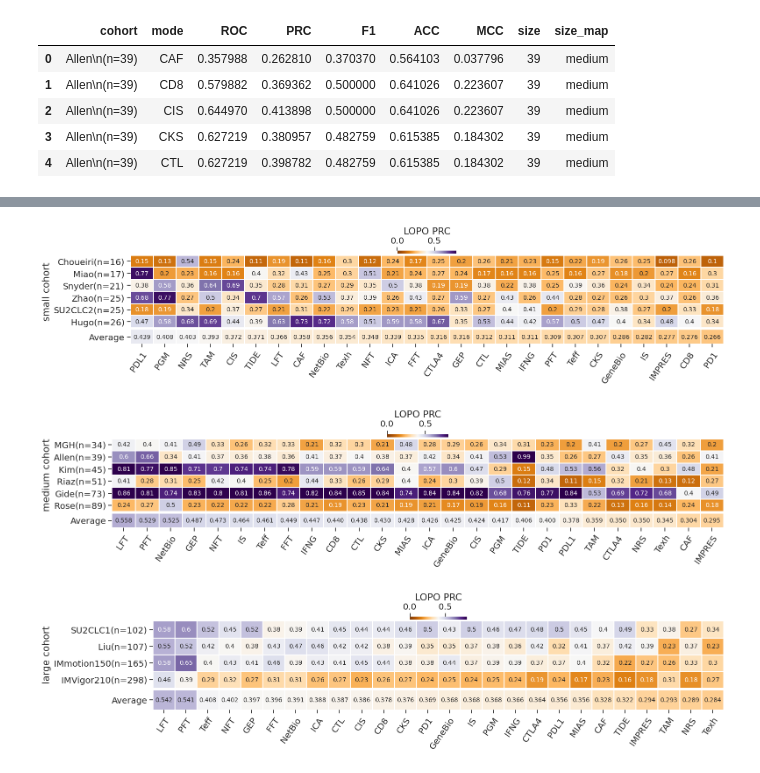
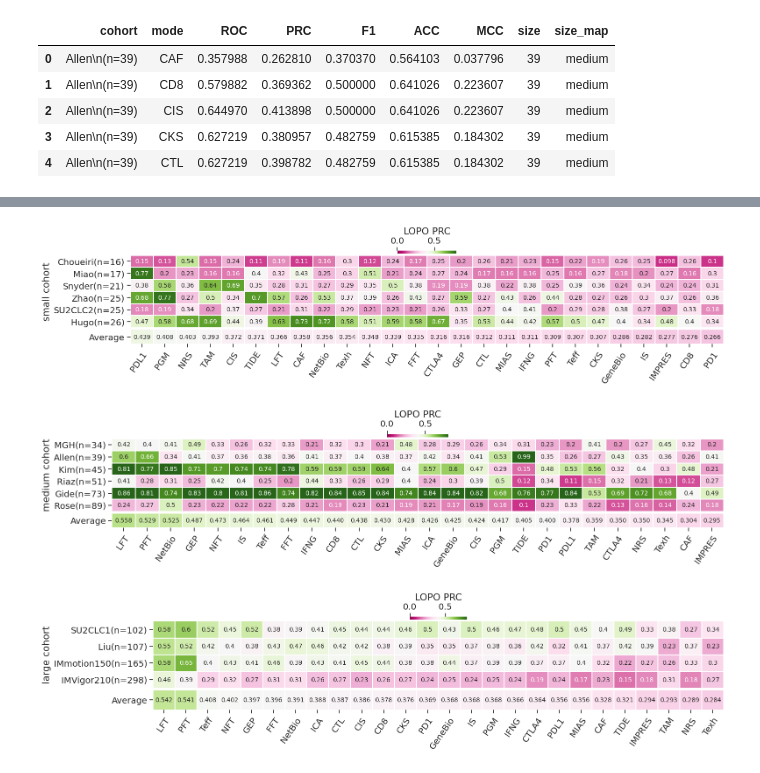
Before and after one commit to ashyamal/COMPASS, a Jupyter notebook: paper/01_model_performance/00_leave_one_patient_out/analysis_LOPO.ipynb, the cells around one changed output, grey strips where cells are left out. Drawn from its saved outputs; the diff is of its cells as text; code cells hidden in the pictures.

Commit message:
LOPO figures

```diff
--- a/paper/01_model_performance/00_leave_one_patient_out/analysis_LOPO.ipynb
+++ b/paper/01_model_performance/00_leave_one_patient_out/analysis_LOPO.ipynb
@@ -261,0 +263,39 @@ for s in ['small', 'medium', 'large']:
+# %%
+ot = '#cccccc'
+f4 = sns.palettes.color_palette('hls', 4, desat = 1).as_hex()
+
+mode_palette = { 'NFT':f4[0],'LFT':f4[1],  'PFT':f4[2], 'FFT':f4[3],
+                # 'CKS':f4[4], 'GEP':f4[5],  'MIAS':f4[6],'PDL1':f4[7],
+                # 'Teff':f4[8], 'GeneBio':f4[9],
+                'CKS':ot, 'GEP':ot,  'MIAS':ot,'PDL1':ot,
+                'Teff':ot, 'GeneBio':ot,
+                'TIDE':ot, 'TAM':ot, 'Texh':ot, 'CAF':ot, 'NRS':ot, 'CTLA4':ot, 'IMPRES':ot, 'PGM':ot,
+                'PD1':ot,  'NetBio':ot,
+                'CD8':ot, 'IS':ot, 'IFNG':ot, 'ICA':ot, 'CTL':ot, 'CIS':ot,
+                }
+
+values = 'ACC'
+for s in ['small', 'medium', 'large']:
+
+    dfp1 = dfp[dfp['size_map'] == s]
+    dfp1['cohort_name'] = dfp1['cohort'].apply(lambda x:x.replace('\n', ''))
+
+    fig,ax = plt.subplots(figsize=(10, 3), nrows=1, )
+    order = dfp1.groupby('mode')[values].mean().sort_values(ascending=False).index.to_list()
+    sns.barplot(data = dfp1, x='mode', y = values, order = order,width = 0.85,
+                errorbar = ('ci',90), ax=ax, palette=mode_palette)
+    #sns.swarmplot(data = dfp1, x='mode', y =values, order = order,ax=ax)
+    ax.spines["top"].set_visible(False)
+    ax.spines["right"].set_visible(False)
+    ax.set_ylim(0, 0.85)
+    ax.set_ylabel('Accuracy(%)')
+    vals = ax.get_yticks()
+    ax.set_yticklabels(['{:,.0%}'.format(x) for x in vals[:]])
+    ax.tick_params(axis='y', which='major', right = False, top=False, direction = 'out',reset = True)
+
+    ax.set_xticklabels(
+    order,
+    rotation=90)  # <====== HERE is the ke
+
+    ax.set_xlabel('')
+    fig.savefig('./bar_%s_%s.pdf' % (values, s), bbox_inches = 'tight', dpi= 96 )
@@ -262,7 +306,7 @@ for s in ['small', 'medium', 'large']:
 # %%
 values = 'PRC'
 
-cmap = 'PuOr' #PRGn PuOr
+cmap = 'PiYG' #PRGn PuOr
 vmax = 0.8
 vmin = 0.0
 
@@ -283,36 +327,36 @@ for s in ['small', 'medium', 'large']:
 
     cbar_kws=dict(location="top",pad=0.02,shrink=0.1, label = 'LOPO %s' % values)
     sns.heatmap(data2d, cmap = cmap, vmax = vmax, vmin = vmin, ax=ax1, cbar_kws = cbar_kws,
                     linewidths = 0.1, annot=True, annot_kws = {'fontsize':10})
 
 
     sns.heatmap(data2d.mean().to_frame(name='Average').T,
 
                 cmap = cmap, vmax = vmax, vmin = vmin,
                 ax=ax2, annot=True, linewidths=.1,fmt='.3f',
                  annot_kws={"fontsize":10}, cbar=False)
 
     ax1.set_xlabel('')
     ax1.set_ylabel('%s cohort' % s)
 
     ax2.tick_params(axis='both', which='major', right = False, top=False, direction = 'out',reset = True)
     ax1.tick_params(axis='y', which='major', right = False, top=False, direction = 'out',reset = True)
 
     ax2.set_xticklabels(
         modes,
         rotation=55,
         ha="right",
         rotation_mode="anchor")  # <====== HERE is the ke
 
     #plt.subplots_adjust(left=None, bottom=None, right=None, top=None, wspace=0.06, hspace=None)
     ax2.set_xlabel('')
 
     fig.tight_layout(h_pad = 0.2)
     fig.savefig('./%s_%s.pdf' % (values, s), bbox_inches = 'tight', dpi=96 )
 # %% [output]
-[figure, old version]
+[figure, new version]
-[figure, old version]
+[figure, new version]
-[figure, old version]
+[figure, new version]
 # %%
 values = 'F1'
 
```
Also changed, not shown: parts of 4 cells of this notebook.
